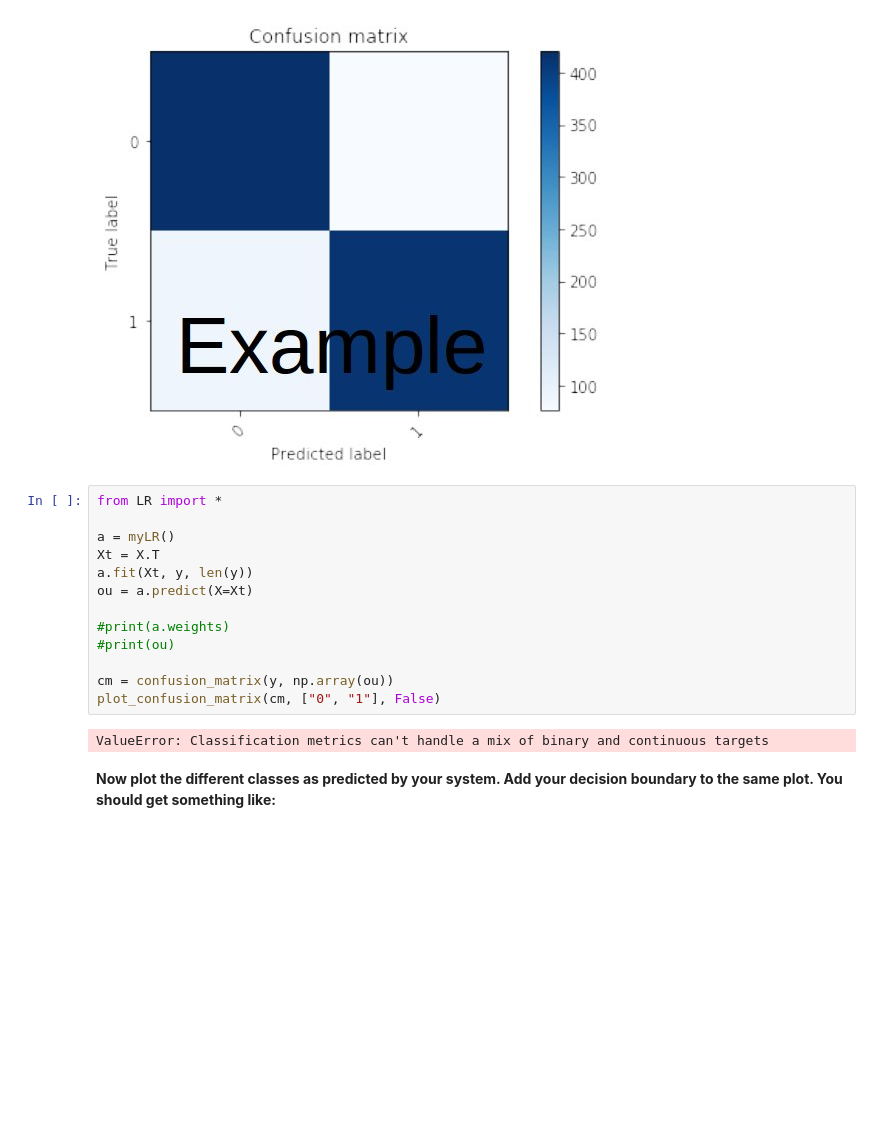
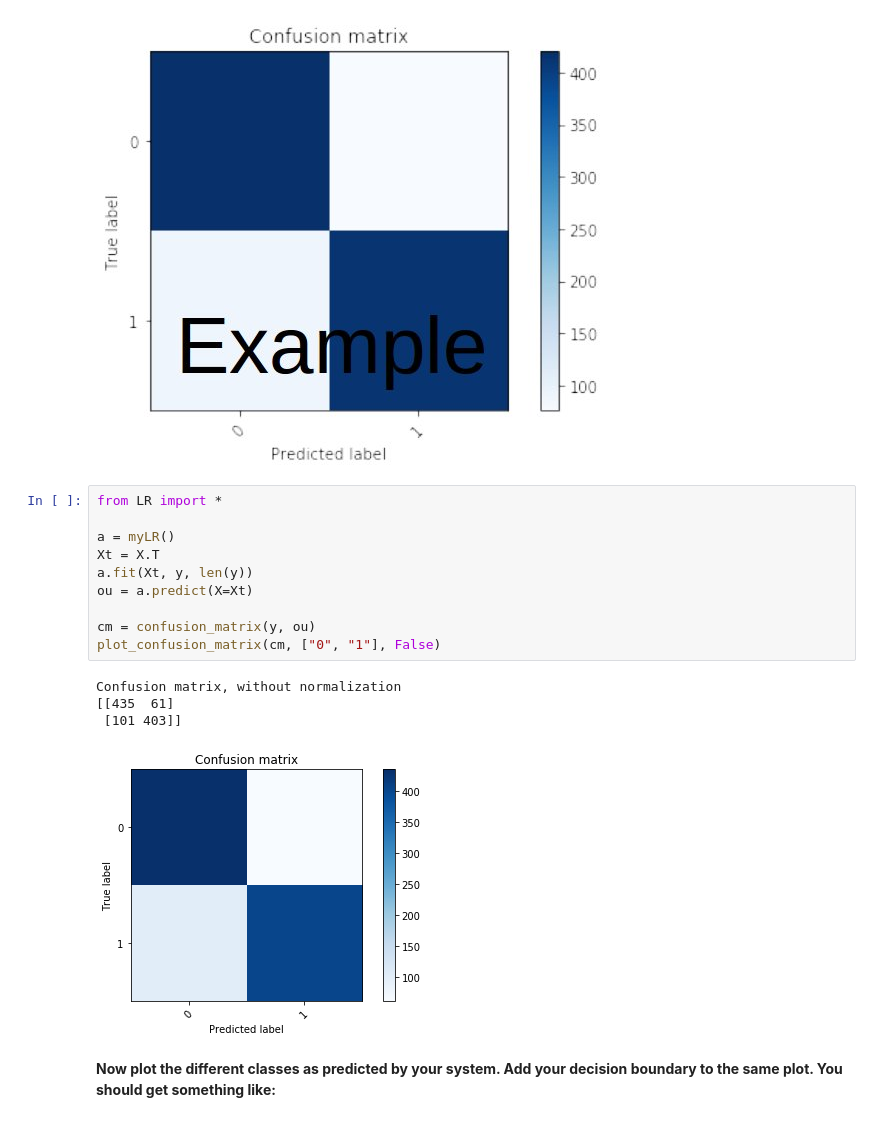
Before and after one commit to pietergoos/Stellenbosch-University, a Jupyter notebook: CS315 Machine Learn/Assignment2/assign2.ipynb, the cells around one changed output. Drawn from its saved outputs; the diff is of its cells as text; blank space fills up the shorter version.

```diff
--- a/CS315 Machine Learn/Assignment2/assign2.ipynb
+++ b/CS315 Machine Learn/Assignment2/assign2.ipynb
@@ -198,18 +198,18 @@ display(Image(filename='./images/conf_mat_logreg.jpg'))
 # %%
 from LR import *
 
 a = myLR()
 Xt = X.T
 a.fit(Xt, y, len(y))
 ou = a.predict(X=Xt)
 
-#print(a.weights)
-#print(ou)
-
-cm = confusion_matrix(y, np.array(ou))
+cm = confusion_matrix(y, ou)
 plot_confusion_matrix(cm, ["0", "1"], False)
 # %% [output]
-ValueError: Classification metrics can't handle a mix of binary and continuous targets
+Confusion matrix, without normalization
+[[435  61]
+ [101 403]]
+[figure, added]
 # %% [markdown]
 **Now plot the different classes as predicted by your system. Add your decision boundary to the same plot. You should get something like:**
 # %%
```
Also changed, not shown: parts of 12 cells of this notebook, 1 other file.
